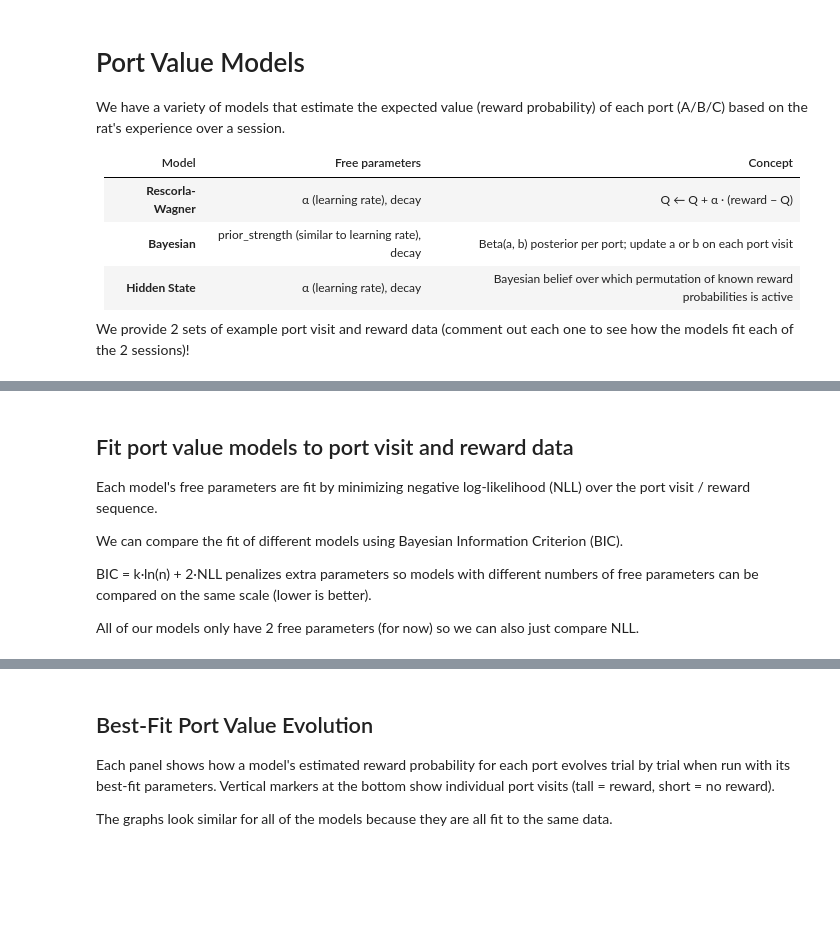
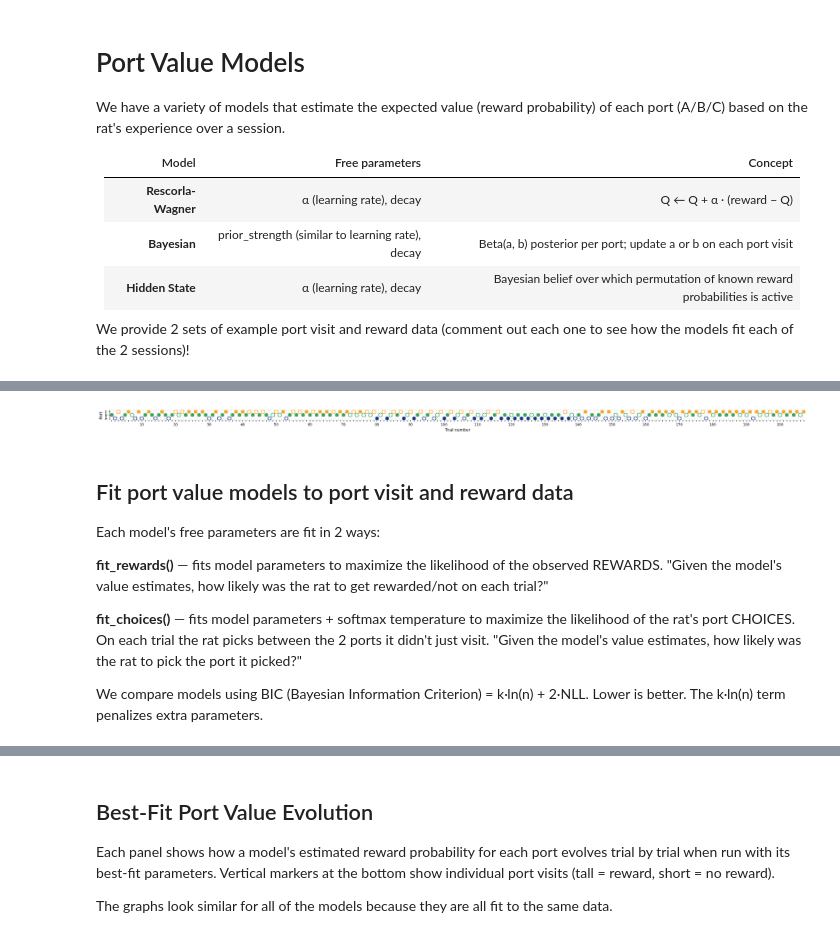
Before and after one commit to calderast/Hex-maze, a Jupyter notebook: Tutorials/40_Port_Value_Models.ipynb, the cells around one changed output, grey strips where cells are left out. Cells and saved outputs as stored; diff of their text form; code cells hidden in the pictures; blank space fills up the shorter version.

Commit message:
Add choice nll to port value models (#65)
* Add choice nll

```diff
--- a/Tutorials/40_Port_Value_Models.ipynb
+++ b/Tutorials/40_Port_Value_Models.ipynb
@@ -97,12 +97,69 @@ Total trials: 134, overall reward rate: 0.54
+# %%
+import matplotlib.pyplot as plt
+import matplotlib.patches as mpatches
+import numpy as np
+
+PORT_COLORS = {"A": "#1a3a8c", "B": "#3aa65a", "C": "#f5a623"}
+PORT_Y      = {"A": 1, "B": 2, "C": 3}
+
+def plot_port_choices(ports, rewards, block_breaks=[]):
+    n_trials = len(ports)
+
+    cell = 0.15 # inches per grid cell
+    fig, ax = plt.subplots(figsize=(n_trials * cell, 24 * cell))
+
+    # Plot circles for each port visit
+    for i, (port, reward) in enumerate(zip(ports, rewards), start=1):
+        color = PORT_COLORS[port]
+        y = PORT_Y[port]
+        if reward:
+            ax.scatter(i, y, color=color, s=80, zorder=2, linewidths=0)
+        else:
+            ax.scatter(i, y, facecolors="white", edgecolors=color, s=80, linewidths=1.4, zorder=2)
+
+    # Plot lines for block changes
+    for b in block_breaks:
+        ax.axvline(b + 0.5, color="red", linewidth=1.0, zorder=3)
+        ax.scatter(b + 0.5, 3.8, marker="v", color="red", s=60, zorder=4, clip_on=False)
+
+    # Grid (minor ticks at cell edges so dots sit centered)
+    ax.set_xticks(range(1, n_trials + 1))
+    ax.set_yticks([1, 2, 3])
+    ax.set_xticklabels(range(1, n_trials + 1), fontsize=9)
+    ax.set_yticklabels(["A", "B", "C"], fontsize=9)
+    ax.set_xticks(np.arange(0.5, n_trials + 1.5), minor=True)
+    ax.set_yticks([0.5, 1.5, 2.5, 3.5], minor=True)
+    ax.set_xlim(0.5, n_trials + 0.5)
+    ax.set_ylim(0.5, 3.5)
+    ax.set_aspect("equal")
+    ax.grid(True, which="minor", linestyle="-", linewidth=0.4, color="#cccccc", zorder=0)
+    ax.tick_params(which="minor", length=0)
+    ax.set_axisbelow(True)
+
+    # Show every 10th trial num
+    for i, label in enumerate(ax.xaxis.get_ticklabels()):
+        label.set_visible((i + 1) % 10 == 0)
+    ax.set_xlabel("Trial number", fontsize=10)
+    ax.set_ylabel("Port", fontsize=10)
+    ax.spines[["top", "right"]].set_visible(False)
+
+    return fig, ax
+
+fig, ax = plot_port_choices(ports=ports, rewards=rewards)
+# %% [output]
+[figure, added]
 # %% [markdown]
 ## Fit port value models to port visit and reward data
 
-Each model's free parameters are fit by minimizing negative log-likelihood (NLL) over the port visit / reward sequence.
+Each model's free parameters are fit in 2 ways:
 
-We can compare the fit of different models using Bayesian Information Criterion (BIC).
+**fit_rewards()** — fits model parameters to maximize the likelihood of the observed REWARDS.
+"Given the model's value estimates, how likely was the rat to get rewarded/not on each trial?"
 
-BIC = k·ln(n) + 2·NLL penalizes extra parameters so models with different numbers of free parameters
-can be compared on the same scale (lower is better).
+**fit_choices()** — fits model parameters + softmax temperature to maximize the likelihood of the
+rat's port CHOICES. On each trial the rat picks between the 2 ports it didn't just visit.
+"Given the model's value estimates, how likely was the rat to pick the port it picked?"
 
-All of our models only have 2 free parameters (for now) so we can also just compare NLL.
+We compare models using BIC (Bayesian Information Criterion) = k·ln(n) + 2·NLL.
+Lower is better. The k·ln(n) term penalizes extra parameters.
 # %%
```
Also changed, not shown: parts of 14 cells of this notebook, 3 other files.
